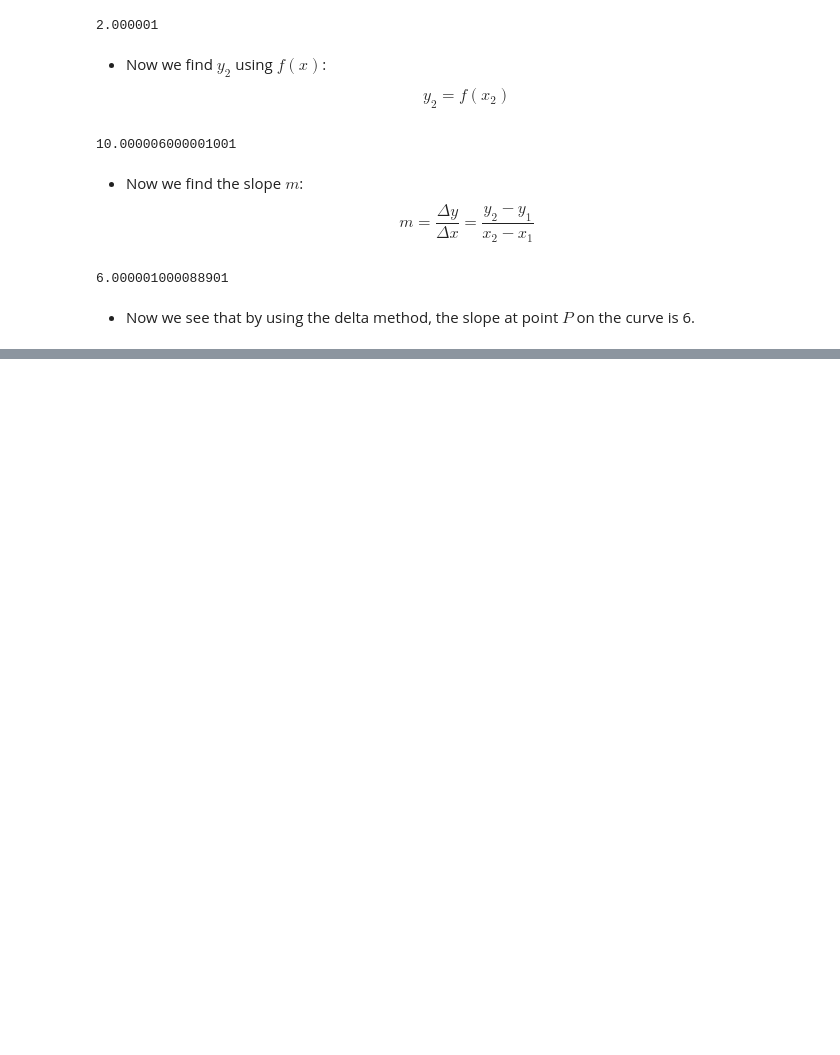
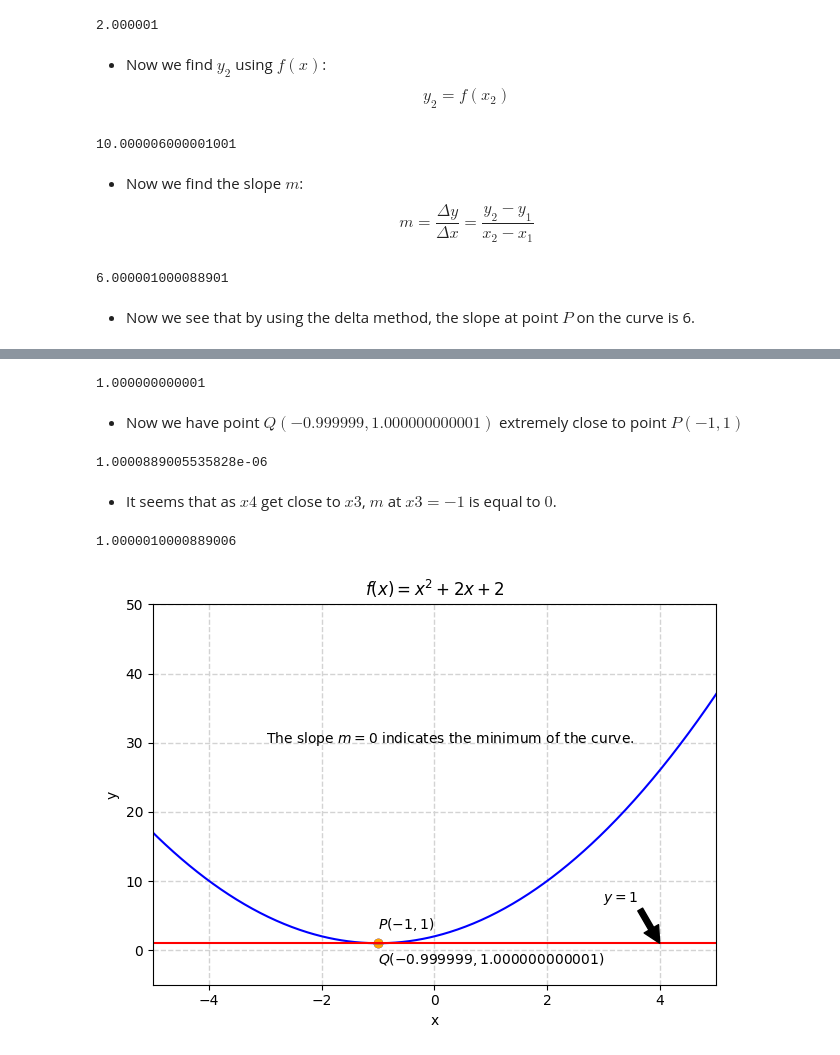
Before and after one commit to k3robotics/ML-Essentials, a Jupyter notebook: ML_Calculus.ipynb, the cells around one changed output, grey strips where cells are left out. Cells and saved outputs as stored; diff of their text form; code cells hidden in the pictures; blank space fills up the shorter version.

```diff
--- a/ML_Calculus.ipynb
+++ b/ML_Calculus.ipynb
@@ -511,0 +537,42 @@ m
+# %%
+y4 = f(x4)
+y4
+# %% [output]
+1.000000000001
+# %% [markdown]
+*  Now we have point $Q(-0.999999, 1.000000000001)$ extremely close to point $P(-1, 1)$
+# %%
+m4 = (y4 - y3) / (x4 - x3)
+m4
+# %% [output]
+1.0000889005535828e-06
+# %% [markdown]
+*  It seems that as $x4$ get close to $x3$, $m$ at $x3 = -1$ is equal to $0$.
+# %%
+b4 = y4 - m4*x4
+b4
+# %% [output]
+1.0000010000889006
+# %%
+line_y4 = m4*x + b4
+# %%
+x = np.linspace(-10, 10, 1000) # start, finish, number of points
+fig, ax = plt.subplots()
+ax.set_xlim([-5, 5])
+ax.set_ylim([-5, 50])
+plt.plot(x, y, color='b') # original curve
+plt.scatter(x3, y3, color='b') # point P
+plt.text(-1, 3, '$P(-1, 1)$')
+plt.scatter(x4, y4, color='orange') # point Q
+plt.text(-1,-2, '$Q(-0.999999, 1.000000000001)$')
+plt.plot(x, line_y4, color='r')
+plt.annotate('$y=1$', xy=(4, 1), xytext=(3, 7), arrowprops=dict(facecolor='black'))
+plt.annotate('The slope $m = 0$ indicates the minimum of the curve.', xy=(-3, 30))
+plt.xlabel("x")
+plt.ylabel("y")
+plt.title("$f(x) = x^2 + 2x + 2$")
+plt.grid(color='lightgray', linestyle='--', linewidth=1)
+plt.tight_layout()
+plt.show()
+# %% [output]
+[figure, added]
```
Also changed, not shown: parts of 15 cells of this notebook.
